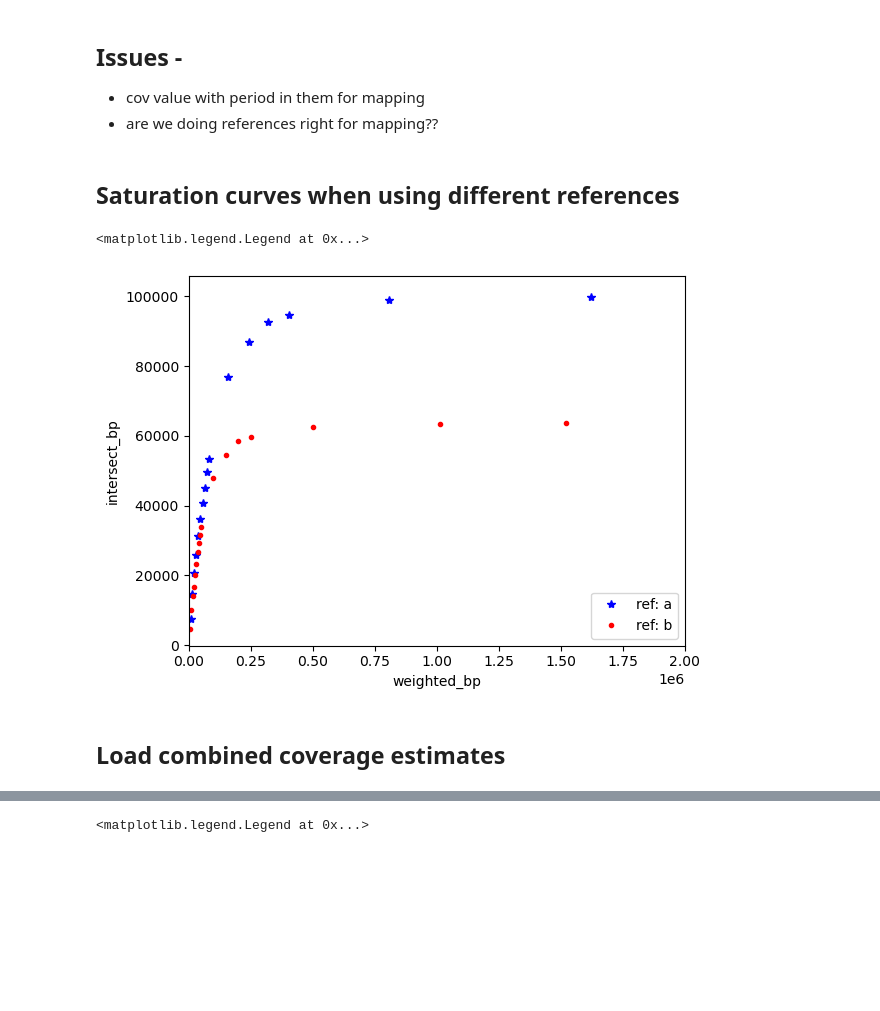
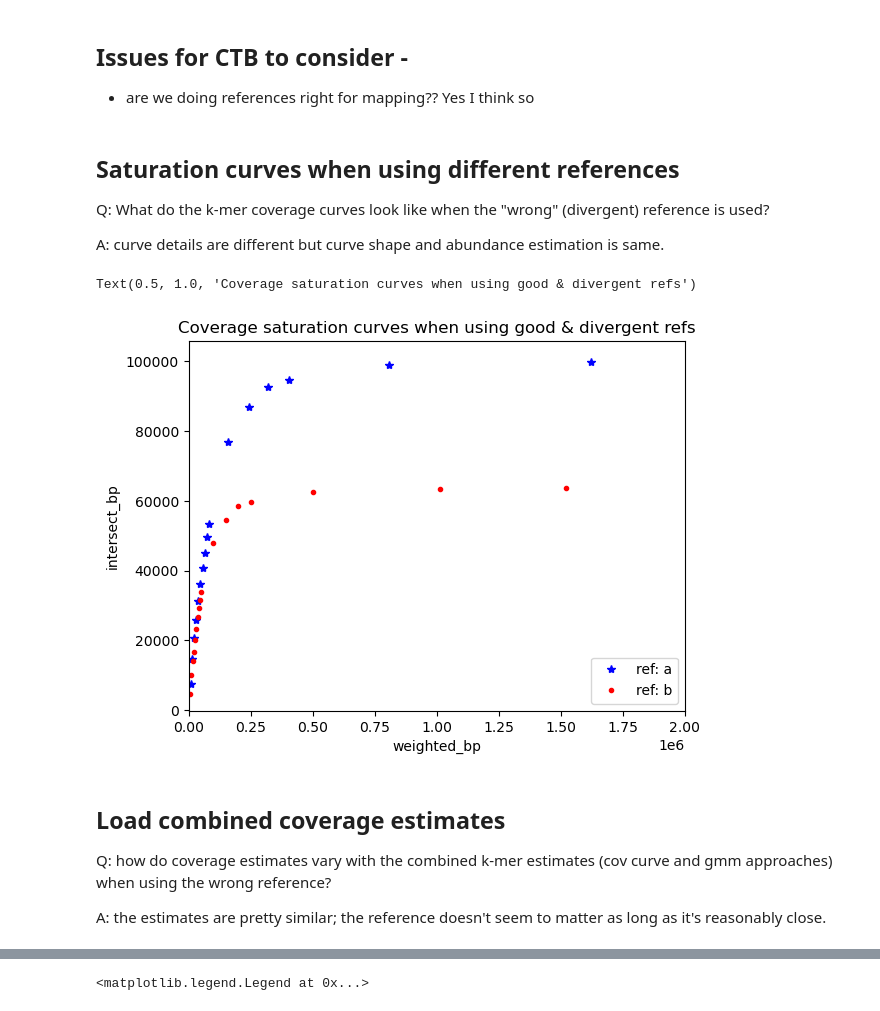
Before and after one commit to ctb/2026-simulate-abund, a Jupyter notebook: explore.ipynb, the cells around one changed output, grey strips where cells are left out. Saved outputs shown, nothing was run; the diff lists cells and outputs as text; code cells hidden in the pictures; blank space fills up the shorter version.

```diff
--- a/explore.ipynb
+++ b/explore.ipynb
@@ -1,31 +17,39 @@
 # %% [markdown]
-## Issues -
+## Issues for CTB to consider -
 
-* cov value with period in them for mapping
-* are we doing references right for mapping??
+* are we doing references right for mapping?? Yes I think so
 # %%
 import polars as pl
 import matplotlib.pyplot as plt
 # %% [markdown]
 ## Saturation curves when using different references
+
+Q: What do the k-mer coverage curves look like when the "wrong" (divergent) reference is used?
+
+A: curve details are different but curve shape and abundance estimation is same.
 # %%
 # read k-mer collector's curve info
 kmer_df = pl.read_csv('reads.isect.kmer_stats.csv')
 # %%
 xx_df = kmer_df.filter(pl.col('species') == 'a')
 yy_df = kmer_df.filter(pl.col('species') == 'b')
 plt.plot(xx_df['weighted_bp'], xx_df['intersect_bp'], 'b*', label='ref: a')
 plt.plot(yy_df['weighted_bp'], yy_df['intersect_bp'], 'r.', label='ref: b')
 
 plt.xlim(0, 2e6)
 plt.xlabel('weighted_bp')
 plt.ylabel('intersect_bp')
 plt.legend(loc='lower right')
+plt.title('Coverage saturation curves when using good & divergent refs')
 # %% [output]
-<matplotlib.legend.Legend at 0x...>
+Text(0.5, 1.0, 'Coverage saturation curves when using good & divergent refs')
-[figure, old version]
+[figure, new version]
 # %% [markdown]
 ## Load combined coverage estimates
+
+Q: how do coverage estimates vary with the combined k-mer estimates (cov curve and gmm approaches) when using the wrong reference?
+
+A: the estimates are pretty similar; the reference doesn't seem to matter as long as it's reasonably close.
 # %%
 abund_df = (
     pl.read_csv('reads.isect.abund.csv')
```
Also changed, not shown: parts of 8 cells of this notebook.
